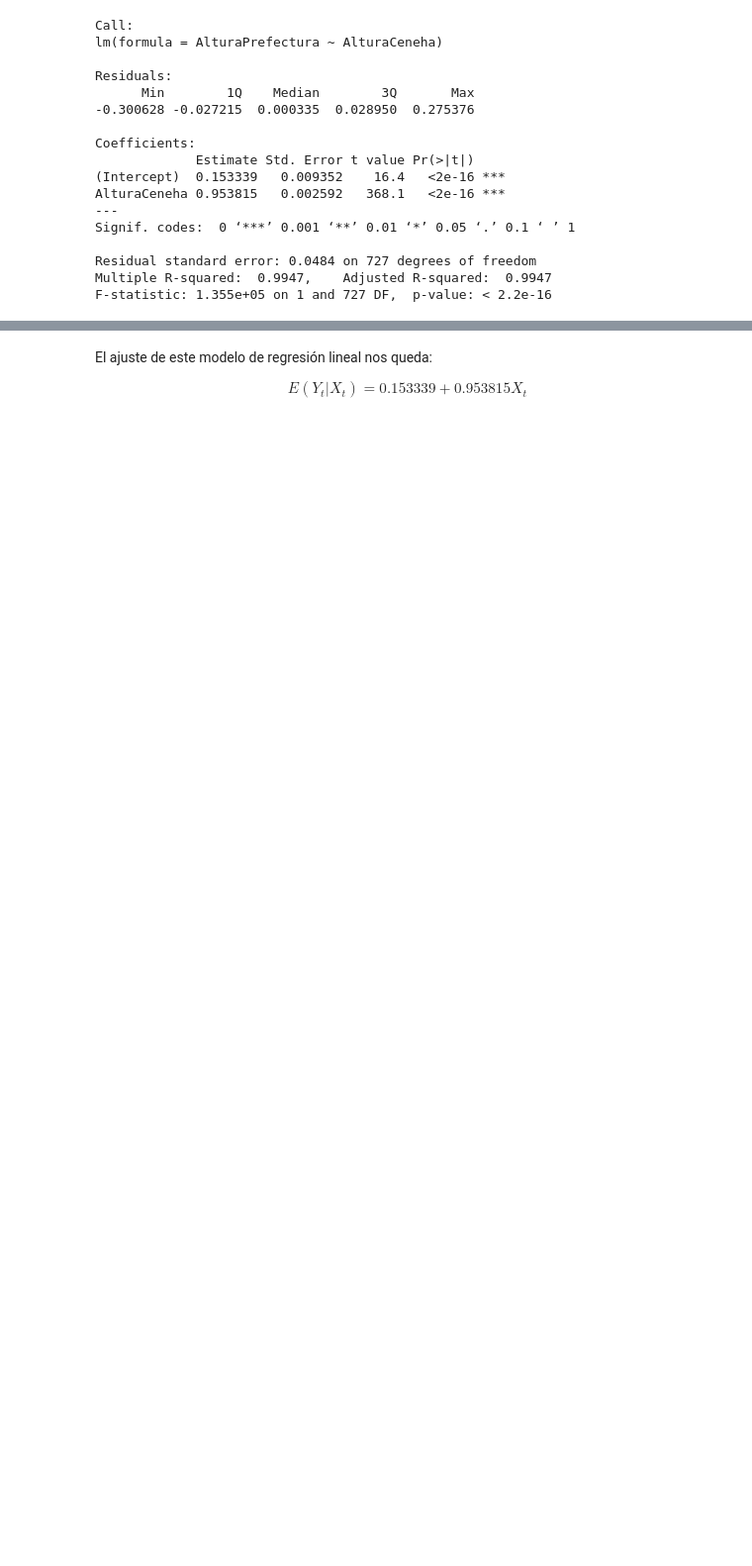
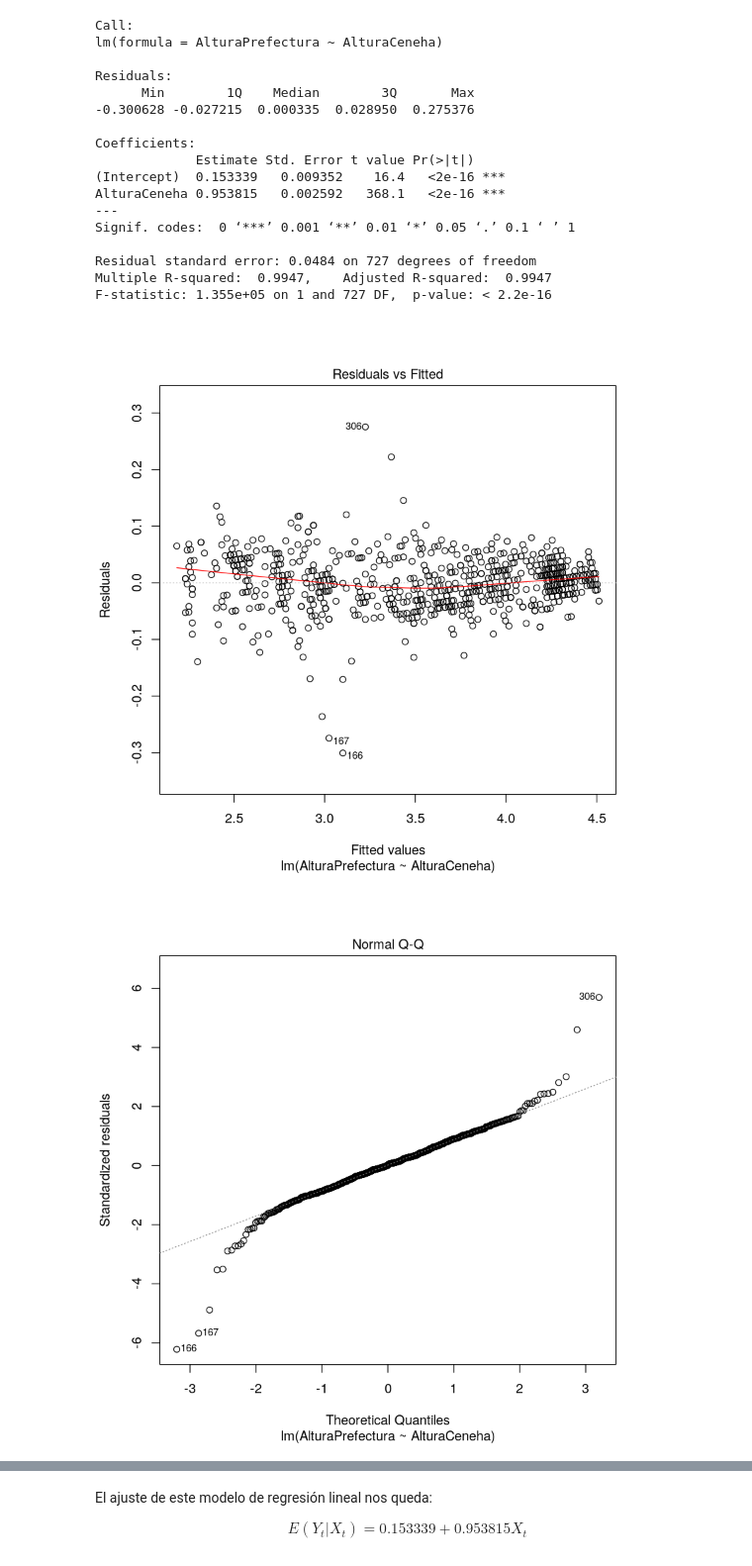
Before and after one commit to emilopez/intro-R, a Jupyter notebook: tp-final/tf.ipynb, the cells around one changed output, grey strips where cells are left out. Shown at 99% size. Saved outputs shown, nothing was run; the diff lists cells and outputs as text; code cells hidden in the pictures; blank space fills up the shorter version.

```diff
--- a/tp-final/tf.ipynb
+++ b/tp-final/tf.ipynb
@@ -58,3 +49,8 @@ Signif. codes:  0 ‘***’ 0.001 ‘**’ 0.01 ‘*’ 0.05 ‘.’ 0.1 ‘ ’
 Residual standard error: 0.0484 on 727 degrees of freedom
 Multiple R-squared:  0.9947,    Adjusted R-squared:  0.9947
 F-statistic: 1.355e+05 on 1 and 727 DF,  p-value: < 2.2e-16
+# %%
+plot(modeloRio)
+# %% [output]
+[figure, added]
+[figure, added]
```
Also changed, not shown: parts of 24 cells of this notebook, 1 other file.
